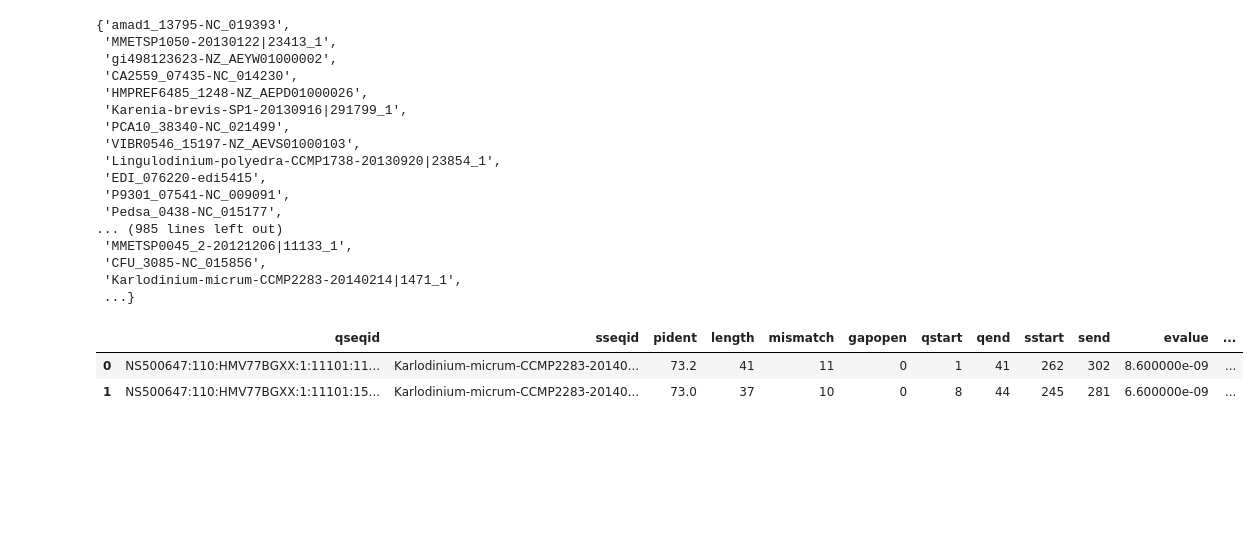
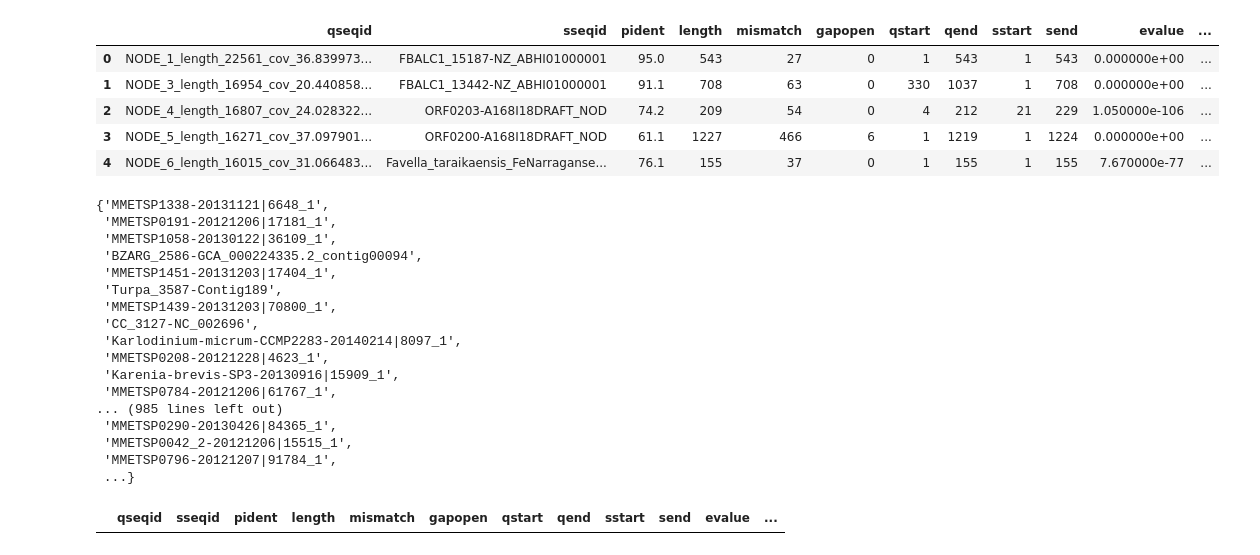
Before and after one commit to 2021-environmental-bioinformatics/dinoflagellates_METZYME, a Jupyter notebook: jupyter-notebooks/metaT_taxonomy.ipynb, the cells around one changed output. Cells and saved outputs as stored; diff of their text form; code cells hidden in the pictures; blank space fills up the shorter version.

```diff
--- a/jupyter-notebooks/metaT_taxonomy.ipynb
+++ b/jupyter-notebooks/metaT_taxonomy.ipynb
@@ -9,7 +9,7 @@ os.getcwd()
 # %%
 os.chdir('/vortexfs1/omics/env-bio/collaboration/dinoflagellates_METZYME/data/metaT_trimmed_reads/' \
             'fasta_files/paired/mRNA')
-taxon_380m = '30B91_S28_001_380m_mRNA_diamond_faa_out.tsv'
+diamond_taxon = 'dino_metzyme_annotated_coassembly_diamond_out.tsv'
 # %%
 full_col_names = ['Query ID', 'Subject ID', 'Percentage of identical matches', 'Alignment length',
              'Number of mismatches', 'Number of gap openings', 'Start of alignment in query',
@@ -19,4 +19,4 @@ full_col_names = ['Query ID', 'Subject ID', 'Percentage of identical matches', '
 short_col_names = ['qseqid', 'sseqid', 'pident', 'length', 'mismatch',
 'gapopen', 'qstart', 'qend', 'sstart', 'send', 'evalue', 'bitscore']
 
-df_380m = pd.read_csv(taxon_380m, sep='\t', names=short_col_names)
+df_coassembly = pd.read_csv(diamond_taxon, sep='\t', names=short_col_names)
@@ -43,20 +23,29 @@ df_380m.head(20)
+# %%
+df_coassembly.head()
+# %% [output]
+|  | qseqid | sseqid | pident | length | mismatch | gapopen | qstart | qend | sstart | send | evalue | ... |
+| 0 | NODE_1_length_22561_cov_36.839973... | FBALC1_15187-NZ_ABHI01000001 | 95.0 | 543 | 27 | 0 | 1 | 543 | 1 | 543 | 0.000000e+00 | ... |
+| 1 | NODE_3_length_16954_cov_20.440858... | FBALC1_13442-NZ_ABHI01000001 | 91.1 | 708 | 63 | 0 | 330 | 1037 | 1 | 708 | 0.000000e+00 | ... |
+| 2 | NODE_4_length_16807_cov_24.028322... | ORF0203-A168I18DRAFT_NOD | 74.2 | 209 | 54 | 0 | 4 | 212 | 21 | 229 | 1.050000e-106 | ... |
+| 3 | NODE_5_length_16271_cov_37.097901... | ORF0200-A168I18DRAFT_NOD | 61.1 | 1227 | 466 | 6 | 1 | 1219 | 1 | 1224 | 0.000000e+00 | ... |
+| 4 | NODE_6_length_16015_cov_31.066483... | Favella_taraikaensis_FeNarraganse... | 76.1 | 155 | 37 | 0 | 1 | 155 | 1 | 155 | 7.670000e-77 | ... |
 # %%
-set(df_380m['sseqid'])
+set(df_coassembly['sseqid'])
 # %% [output]
-{'amad1_13795-NC_019393',
- 'MMETSP1050-20130122|23413_1',
- 'gi498123623-NZ_AEYW01000002',
- 'CA2559_07435-NC_014230',
- 'HMPREF6485_1248-NZ_AEPD01000026',
- 'Karenia-brevis-SP1-20130916|291799_1',
- 'PCA10_38340-NC_021499',
- 'VIBR0546_15197-NZ_AEVS01000103',
- 'Lingulodinium-polyedra-CCMP1738-20130920|23854_1',
- 'EDI_076220-edi5415',
- 'P9301_07541-NC_009091',
- 'Pedsa_0438-NC_015177',
+{'MMETSP1338-20131121|6648_1',
+ 'MMETSP0191-20121206|17181_1',
+ 'MMETSP1058-20130122|36109_1',
+ 'BZARG_2586-GCA_000224335.2_contig00094',
+ 'MMETSP1451-20131203|17404_1',
+ 'Turpa_3587-Contig189',
+ 'MMETSP1439-20131203|70800_1',
+ 'CC_3127-NC_002696',
+ 'Karlodinium-micrum-CCMP2283-20140214|8097_1',
+ 'MMETSP0208-20121228|4623_1',
+ 'Karenia-brevis-SP3-20130916|15909_1',
+ 'MMETSP0784-20121206|61767_1',
 ... (985 lines left out)
- 'MMETSP0045_2-20121206|11133_1',
- 'CFU_3085-NC_015856',
- 'Karlodinium-micrum-CCMP2283-20140214|1471_1',
+ 'MMETSP0290-20130426|84365_1',
+ 'MMETSP0042_2-20121206|15515_1',
+ 'MMETSP0796-20121207|91784_1',
  ...}
@@ -157,7 +69,7 @@ with open(gene_file) as genefile:
         row = line.strip().split("\t")
         gene_dict[row[0]] = row[1:]
 # %%
-gene_mapping = df_380m.head()['sseqid'].map(gene_dict)
+gene_mapping = df_coassembly['sseqid'].map(gene_dict)
 ## Massage data to get just the second column (organism classification)
 organism_df = pd.DataFrame(gene_mapping.values.tolist())[1]
 taxonomy_mapping = organism_df.map(tax_dict)
@@ -165,5 +77,5 @@ tax_df = pd.DataFrame(taxonomy_mapping.values.tolist())[1]
 #splitting up taxonomy into individual groupings
 tax_df = pd.DataFrame(tax_df.str.split(';').tolist())
 tax_df.columns = ['Domain', 'Kingdom', 'Phylum', 'Class', 'Order', 'Family', 'Genus', 'Strain_name']
-df_380m_tax = pd.concat([df_380m, tax_df], axis=1)
+df_coassembly_tax = pd.concat([df_coassembly, tax_df], axis=1)
 # %%
@@ -171,9 +84,7 @@ df_380m_tax.to_csv(dm_file+'_taxonomy.tsv', sep='\t')
 # %%
-df_380m_tax[df_380m_tax['Phylum'] == 'Dinophyta']
+df_coassembly_tax[df_coassembly_tax['Phylum'] == 'Dinophyta']
 # %% [output]
 |  | qseqid | sseqid | pident | length | mismatch | gapopen | qstart | qend | sstart | send | evalue | ... |
-| 0 | NS500647:110:HMV77BGXX:1:11101:11... | Karlodinium-micrum-CCMP2283-20140... | 73.2 | 41 | 11 | 0 | 1 | 41 | 262 | 302 | 8.600000e-09 | ... |
-| 1 | NS500647:110:HMV77BGXX:1:11101:15... | Karlodinium-micrum-CCMP2283-20140... | 73.0 | 37 | 10 | 0 | 8 | 44 | 245 | 281 | 6.600000e-09 | ... |
 # %%
 phylodb_tax = glob.glob('/vortexfs1/omics/env-bio/collaboration/dinoflagellates_METZYME/'\
                         'databases/PhyloDB/*taxonomy*')[0]
```
Also changed, not shown: parts of 4 cells of this notebook, 1 other file.
